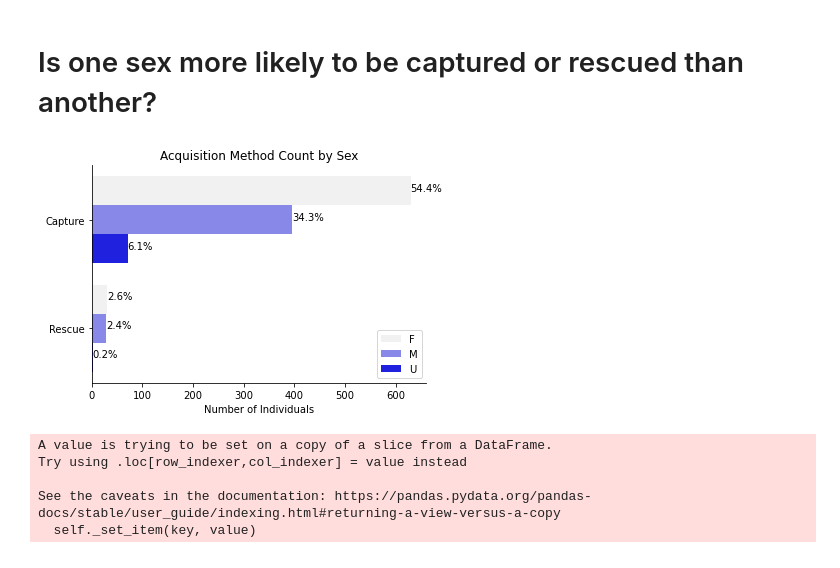
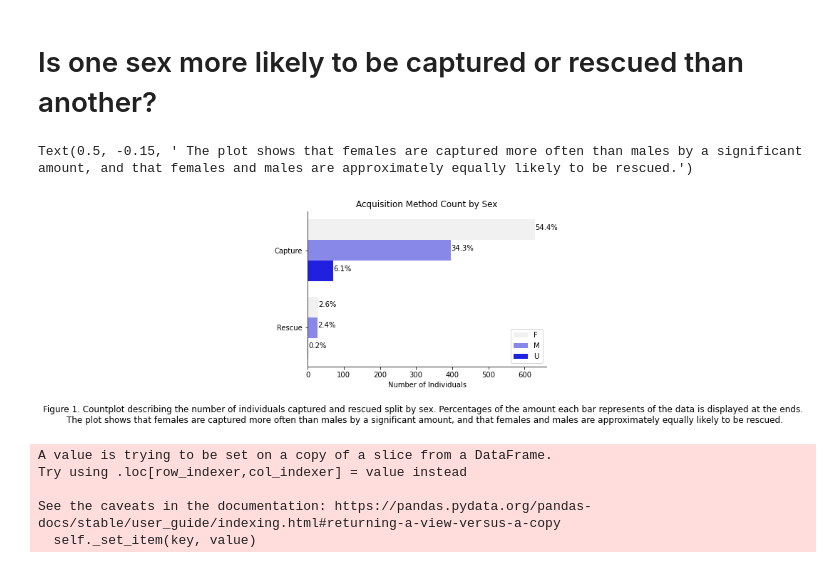
Before and after one commit to data301-2021-summer2/project-group17-project, a Jupyter notebook: analysis/Analysisnotebook.ipynb, the cells around one changed output. Drawn from its saved outputs; the diff is of its cells as text; code cells hidden in the pictures.

Commit message:
figure captions and plots added

```diff
--- a/analysis/Analysisnotebook.ipynb
+++ b/analysis/Analysisnotebook.ipynb
@@ -435,23 +435,28 @@ capres = dfc[~dfc['acquisition'].isin(['Born', 'Miscarriage','Stillbirth','Unkno
 # %%
 # recreating the plot with the new dataframe
 # answers: Is one sex more likely to be captured or rescued than another?
 # females in both
 axt = sns.countplot(data=capres,
               y='acquisition', hue = 'sex',color='blue')
 plt.ylabel('')
 plt.title('Acquisition Method Count by Sex')
 plt.xlabel('Number of Individuals')
 plt.legend(loc=4)
 sns.despine()
 
 total = len(capres['acquisition'])
 for p in axt.patches:
         percentage = '{:.1f}%'.format(100 * p.get_width()/total)
         x = p.get_x() + p.get_width() + 0.02
         y = p.get_y() + p.get_height()/2
         axt.annotate(percentage, (x, y))
+txt="Figure 1. Countplot describing the number of individuals captured and rescued split by sex. Percentages of the amount each bar represents of the data is displayed at the ends."
+plt.figtext(0.5, -0.1, txt, wrap=True, horizontalalignment='center', fontsize=12)
+txt1=" The plot shows that females are captured more often than males by a significant amount, and that females and males are approximately equally likely to be rescued."
+plt.figtext(0.5, -0.15, txt1, wrap=True, horizontalalignment='center', fontsize=12)
 # %% [output]
+Text(0.5, -0.15, ' The plot shows that females are captured more often than males by a significant amount, and that females and males are approximately equally likely to be rescued.')
-[figure, old version]
+[figure, new version]
 # %%
 # making a new dataframe to show the counts for the previous plot to make it more clear
 # answers: Is one sex more likely to be captured or rescued than another?
```
Also changed, not shown: parts of 18 cells of this notebook.
